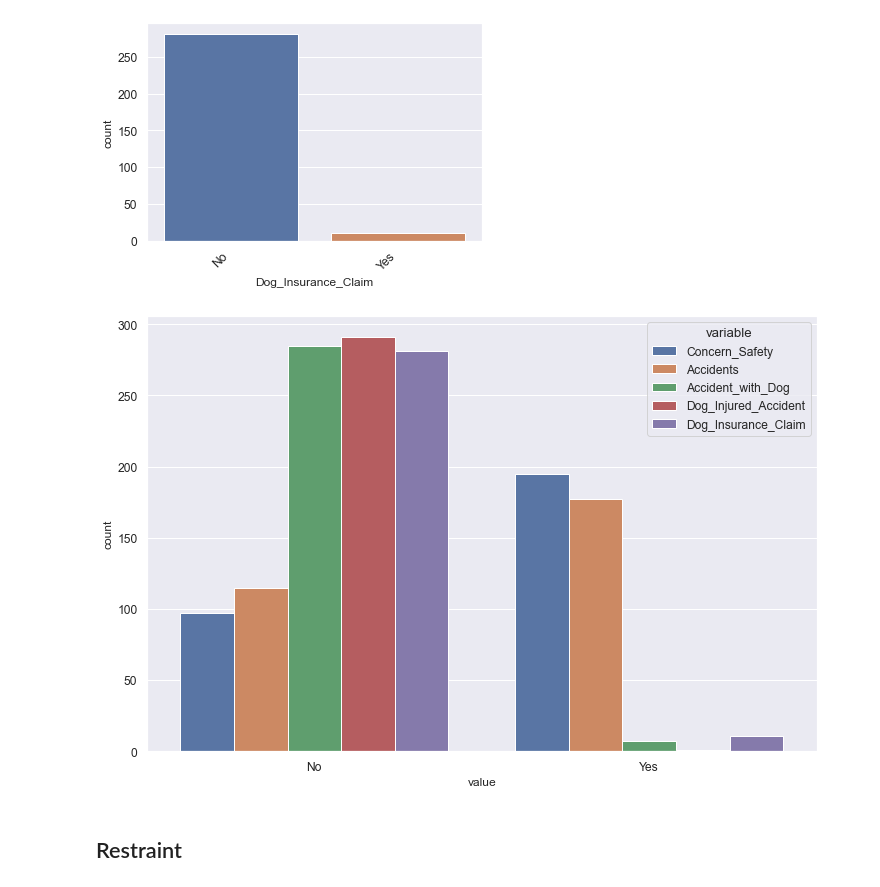
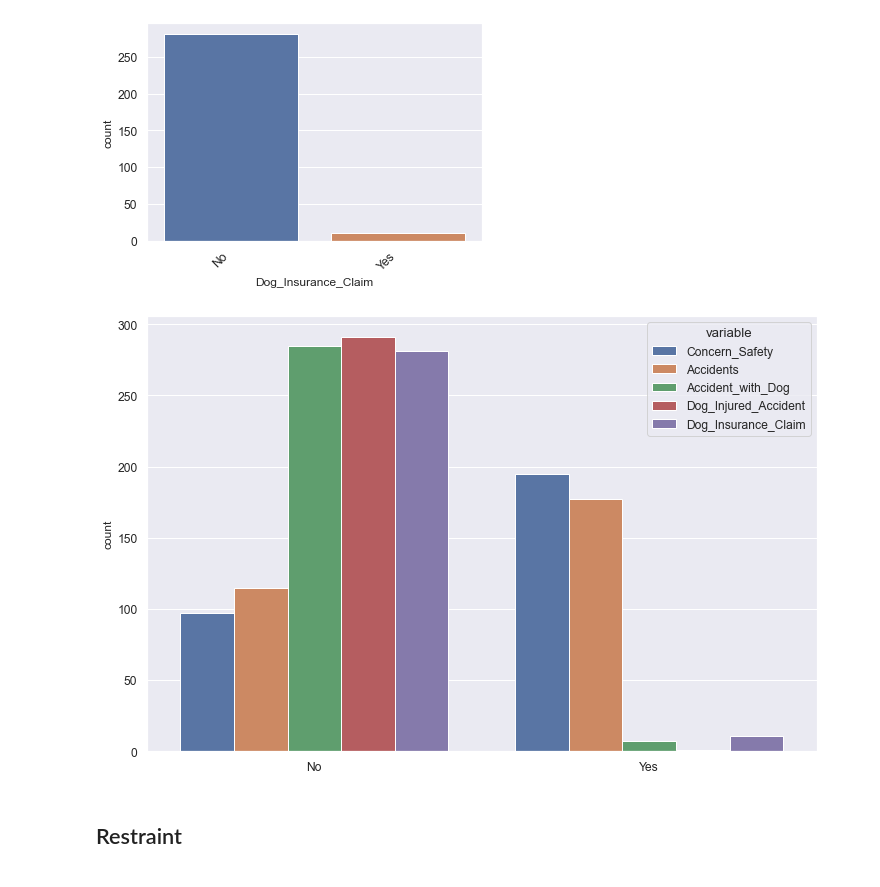
Before and after one commit to markhary/emba912_survey, a Jupyter notebook: ruby.ipynb, the cells around one changed output. Drawn from its saved outputs; the diff is of its cells as text; code cells hidden in the pictures.

```diff
--- a/ruby.ipynb
+++ b/ruby.ipynb
@@ -389,14 +389,15 @@ create_countplot("Dog_Insurance_Claim", NO_YES)
 # %%
 columns = ["Concern_Safety", "Accidents", "Accident_with_Dog", "Dog_Injured_Accident", "Dog_Insurance_Claim"]
 concerns_combined = pd.melt(survey_data[columns])
 
 fig = plt.figure(figsize=(12,8));
 chart = sns.countplot(data=concerns_combined, x="value", hue="variable")
 increase_axes(chart);
+chart.set_xlabel("")
 save_figure(chart.get_figure(), "Concerns_Combined")
 plt.show()
 # %% [output]
-[figure, old version]
+[figure, new version]
 # %% [markdown]
 ## Restraint
 # %%
```
Also changed, not shown: parts of 5 cells of this notebook, 13 other files.
